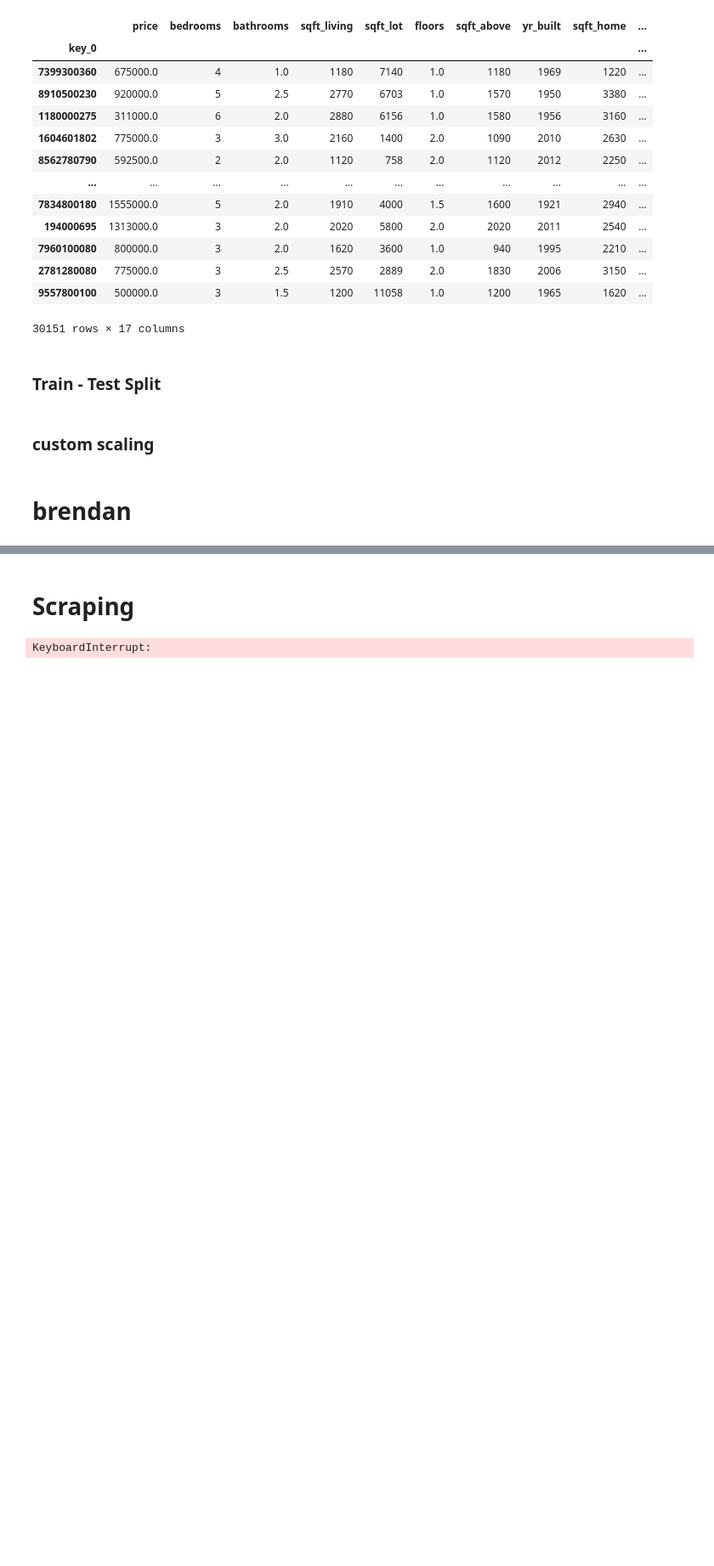
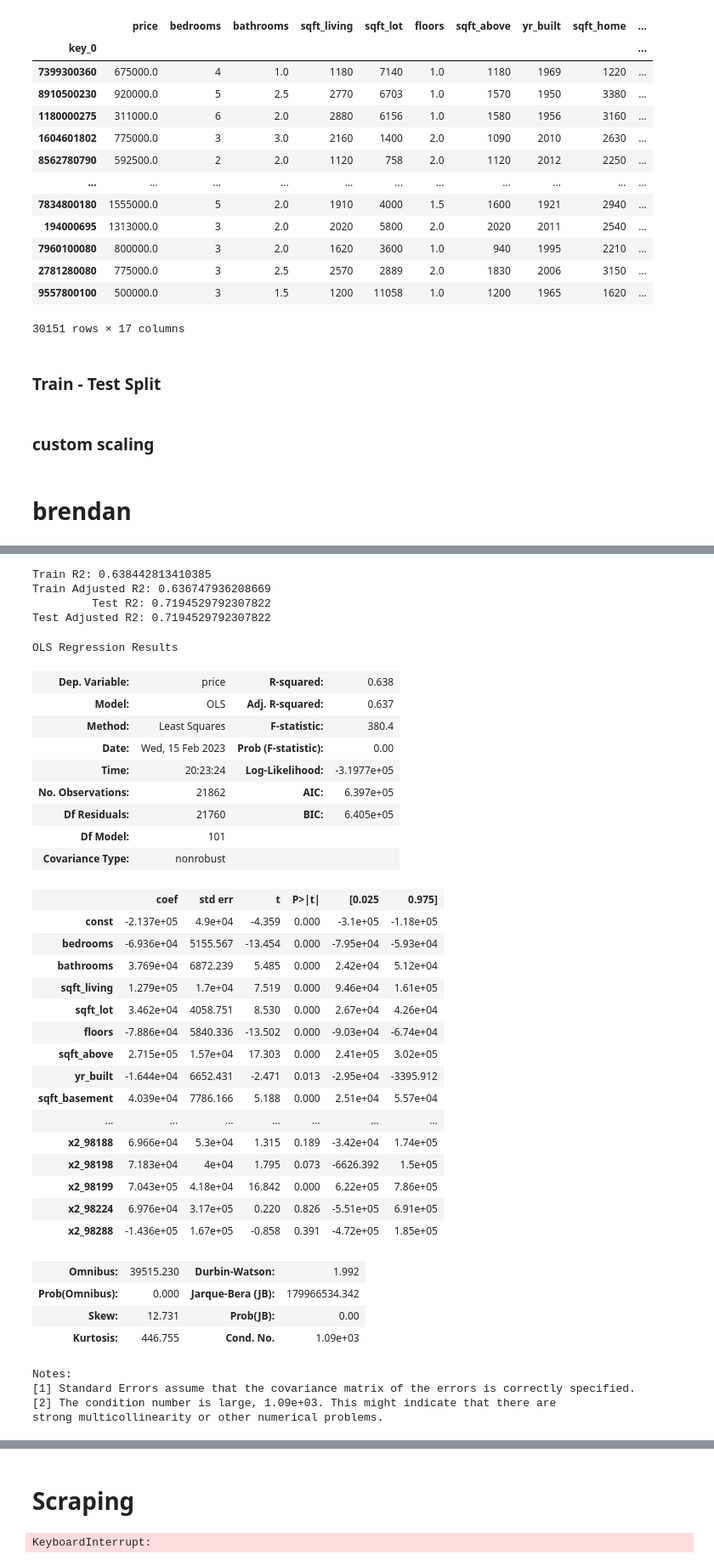
Before and after one commit to alexanderdaffara/HousingSalesRegression, a Jupyter notebook: Alex_Notebook.ipynb, the cells around one changed output, grey strips where cells are left out. Shown at 85% size. Saved outputs shown, nothing was run; the diff lists cells and outputs as text; code cells hidden in the pictures; blank space fills up the shorter version.

```diff
--- a/Alex_Notebook.ipynb
+++ b/Alex_Notebook.ipynb
@@ -1263,5 +1256,10 @@ X_test[le_cols]
 # %%
+ohe_cols = ['heat_source','sewer_system','zipcode']
+
 ohe = OneHotEncoder(sparse = False, drop='first')
-ohe_df = ohe.fit_transform(cat_df[['heat_source','sewer_system','zipcode']])
-ohe_df = pd.DataFrame(ohe_df, columns = ohe.get_feature_names(), index = cat_df.index)
-ohe_df
+train_ohe_df = ohe.fit_transform(X_train[['heat_source','sewer_system','zipcode']])
+train_ohe_df = pd.DataFrame(train_ohe_df, columns = ohe.get_feature_names(), index = X_train.index)
+train_ohe_df
+
+test_ohe_df = ohe.transform(X_test[['heat_source','sewer_system','zipcode']])
+test_ohe_df = pd.DataFrame(test_ohe_df, columns = ohe.get_feature_names(), index = X_test.index)
@@ -1283 +1266,17 @@ ohe_df
+# %%
+numeric_cols = ['bedrooms',
+                'bathrooms',
+                'sqft_living',
+                'sqft_lot',
+                'floors',
+                'sqft_above',
+                'yr_built',
+                'sqft_basement',
+                'sqft_garage',
+                'sqft_patio',
+                'yr_renovated']
+
+scaler = StandardScaler()
+X_train[numeric_cols] = scaler.fit_transform(X_train[numeric_cols])
+X_test[numeric_cols] = scaler.transform(X_test[numeric_cols])
 # %%
@@ -1335,0 +1306,51 @@ lr.score(model_df, y[['price']])
+# %%
+# sklearn
+lr = lm.LinearRegression()
+lr.fit(X_train,y_train)
+print("Train R2:", get_train_score(X_train, y_train))
+print("Train Adjusted R2:", get_adjusted_train_score(X_train, y_train))
+print_test_scores(X_train, y_train, X_test, y_test)
+
+# statsmodel
+model = sm.OLS(y_train,sm.add_constant(X_train))
+results = model.fit()
+results.summary()
+# %% [output]
+Train R2: 0.638442813410385
+Train Adjusted R2: 0.636747936208669
+         Test R2: 0.7194529792307822
+Test Adjusted R2: 0.7194529792307822
+OLS Regression Results
+| Dep. Variable: | price | R-squared: | 0.638 |
+| Model: | OLS | Adj. R-squared: | 0.637 |
+| Method: | Least Squares | F-statistic: | 380.4 |
+| Date: | Wed, 15 Feb 2023 | Prob (F-statistic): | 0.00 |
+| Time: | 20:23:24 | Log-Likelihood: | -3.1977e+05 |
+| No. Observations: | 21862 | AIC: | 6.397e+05 |
+| Df Residuals: | 21760 | BIC: | 6.405e+05 |
+| Df Model: | 101 |  |  |
+| Covariance Type: | nonrobust |  |  |
+|  | coef | std err | t | P>|t| | [0.025 | 0.975] |
+| const | -2.137e+05 | 4.9e+04 | -4.359 | 0.000 | -3.1e+05 | -1.18e+05 |
+| bedrooms | -6.936e+04 | 5155.567 | -13.454 | 0.000 | -7.95e+04 | -5.93e+04 |
+| bathrooms | 3.769e+04 | 6872.239 | 5.485 | 0.000 | 2.42e+04 | 5.12e+04 |
+| sqft_living | 1.279e+05 | 1.7e+04 | 7.519 | 0.000 | 9.46e+04 | 1.61e+05 |
+| sqft_lot | 3.462e+04 | 4058.751 | 8.530 | 0.000 | 2.67e+04 | 4.26e+04 |
+| floors | -7.886e+04 | 5840.336 | -13.502 | 0.000 | -9.03e+04 | -6.74e+04 |
+| sqft_above | 2.715e+05 | 1.57e+04 | 17.303 | 0.000 | 2.41e+05 | 3.02e+05 |
+| yr_built | -1.644e+04 | 6652.431 | -2.471 | 0.013 | -2.95e+04 | -3395.912 |
+| sqft_basement | 4.039e+04 | 7786.166 | 5.188 | 0.000 | 2.51e+04 | 5.57e+04 |
+| ... | ... | ... | ... | ... | ... | ... |
+| x2_98188 | 6.966e+04 | 5.3e+04 | 1.315 | 0.189 | -3.42e+04 | 1.74e+05 |
+| x2_98198 | 7.183e+04 | 4e+04 | 1.795 | 0.073 | -6626.392 | 1.5e+05 |
+| x2_98199 | 7.043e+05 | 4.18e+04 | 16.842 | 0.000 | 6.22e+05 | 7.86e+05 |
+| x2_98224 | 6.976e+04 | 3.17e+05 | 0.220 | 0.826 | -5.51e+05 | 6.91e+05 |
+| x2_98288 | -1.436e+05 | 1.67e+05 | -0.858 | 0.391 | -4.72e+05 | 1.85e+05 |
+| Omnibus: | 39515.230 | Durbin-Watson: | 1.992 |
+| Prob(Omnibus): | 0.000 | Jarque-Bera (JB): | 179966534.342 |
+| Skew: | 12.731 | Prob(JB): | 0.00 |
+| Kurtosis: | 446.755 | Cond. No. | 1.09e+03 |
+Notes:
+[1] Standard Errors assume that the covariance matrix of the errors is correctly specified.
+[2] The condition number is large, 1.09e+03. This might indicate that there are
+strong multicollinearity or other numerical problems.
```
Also changed, not shown: parts of 16 cells of this notebook.
